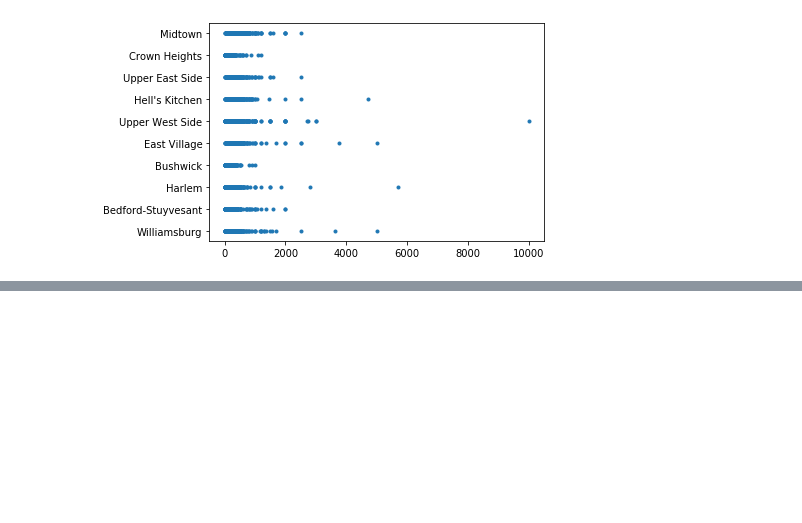
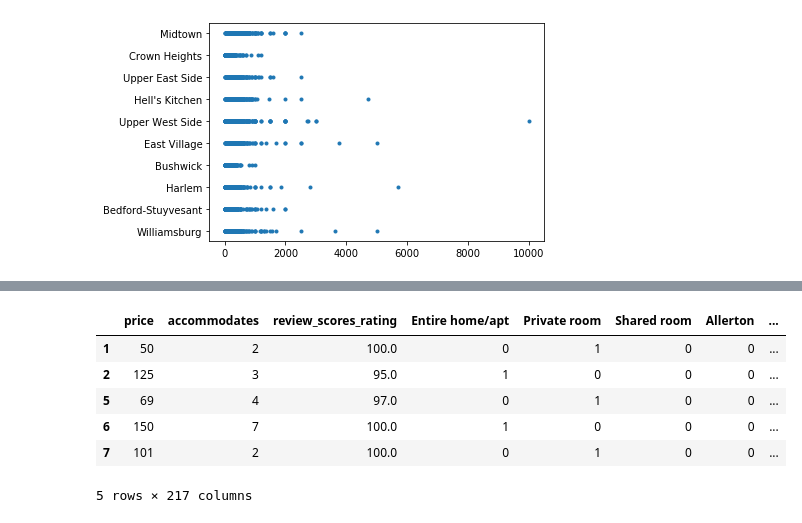
Before and after one commit to wma8/COMP516Project, a Jupyter notebook: run/cs516.ipynb, the cells around one changed output, grey strips where cells are left out. Cells and saved outputs as stored; diff of their text form; code cells hidden in the pictures; blank space fills up the shorter version.

```diff
--- a/run/cs516.ipynb
+++ b/run/cs516.ipynb
@@ -70,0 +103,23 @@ plt.plot(price,beds,".")
+# %%
+le_data.columns = ['price',
+           'room_type',
+           'accommodates',
+           'review_scores_rating',
+           'neighbourhood_cleansed']
+le_data = le_data[tmp>0]
+# %%
+new_data = pd.concat((new_data, oh_room_type, oh_neighborhood), axis = 1)
+# %%
+le_data = le_data.dropna(axis=0, how='any')
+# %%
+new_data = new_data[:le_data.shape[0]]
+# %%
+new_data.head()
+# %% [output]
+|  | price | accommodates | review_scores_rating | Entire home/apt | Private room | Shared room | Allerton | ... |
+| 1 | 50 | 2 | 100.0 | 0 | 1 | 0 | 0 | ... |
+| 2 | 125 | 3 | 95.0 | 1 | 0 | 0 | 0 | ... |
+| 5 | 69 | 4 | 97.0 | 0 | 1 | 0 | 0 | ... |
+| 6 | 150 | 7 | 100.0 | 1 | 0 | 0 | 0 | ... |
+| 7 | 101 | 2 | 100.0 | 0 | 1 | 0 | 0 | ... |
+5 rows × 217 columns
```
Also changed, not shown: parts of 18 cells of this notebook, 1 other file.
